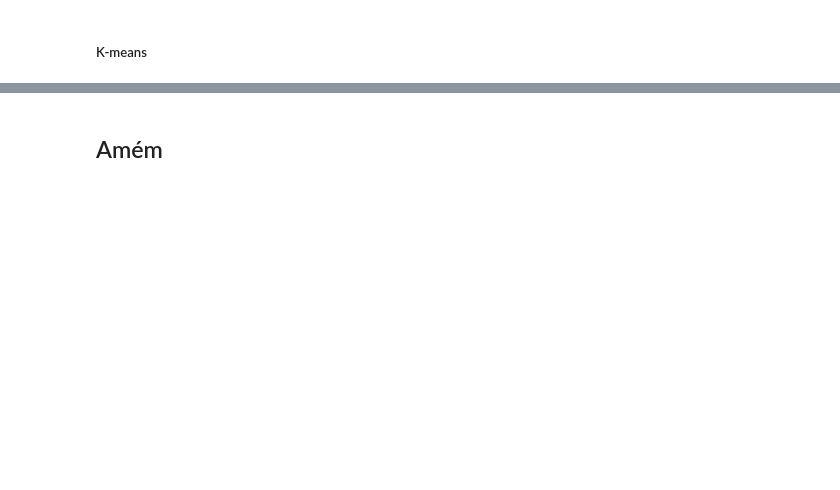
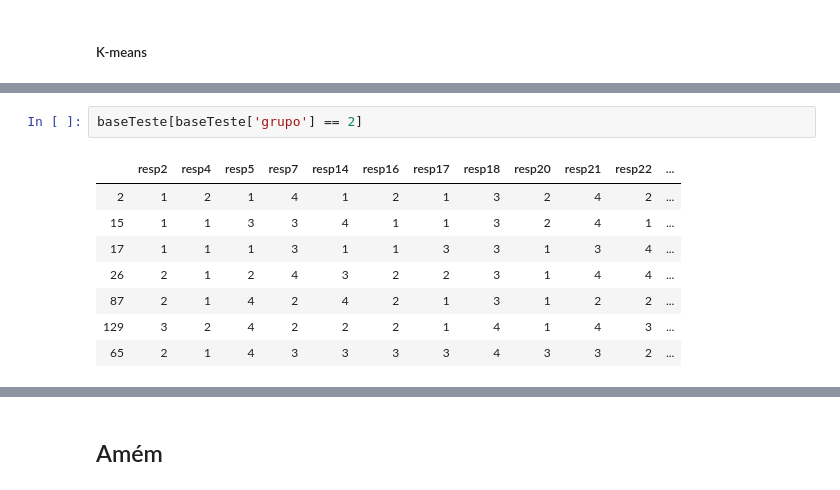
Before and after one commit to JPy95/Sigmund, a Jupyter notebook: ML/ML Sigmund.ipynb, the cells around one changed output, grey strips where cells are left out. Drawn from its saved outputs; the diff is of its cells as text; blank space fills up the shorter version.

```diff
--- a/ML/ML Sigmund.ipynb
+++ b/ML/ML Sigmund.ipynb
@@ -289,0 +230,11 @@ completeness.mean()*100
+# %%
+baseTeste[baseTeste['grupo'] == 2]
+# %% [output]
+|  | resp2 | resp4 | resp5 | resp7 | resp14 | resp16 | resp17 | resp18 | resp20 | resp21 | resp22 | ... |
+| 2 | 1 | 2 | 1 | 4 | 1 | 2 | 1 | 3 | 2 | 4 | 2 | ... |
+| 15 | 1 | 1 | 3 | 3 | 4 | 1 | 1 | 3 | 2 | 4 | 1 | ... |
+| 17 | 1 | 1 | 1 | 3 | 1 | 1 | 3 | 3 | 1 | 3 | 4 | ... |
+| 26 | 2 | 1 | 2 | 4 | 3 | 2 | 2 | 3 | 1 | 4 | 4 | ... |
+| 87 | 2 | 1 | 4 | 2 | 4 | 2 | 1 | 3 | 1 | 2 | 2 | ... |
+| 129 | 3 | 2 | 4 | 2 | 2 | 2 | 1 | 4 | 1 | 4 | 3 | ... |
+| 65 | 2 | 1 | 4 | 3 | 3 | 3 | 3 | 4 | 3 | 3 | 2 | ... |
```
Also changed, not shown: parts of 55 cells of this notebook, 1 other file.
